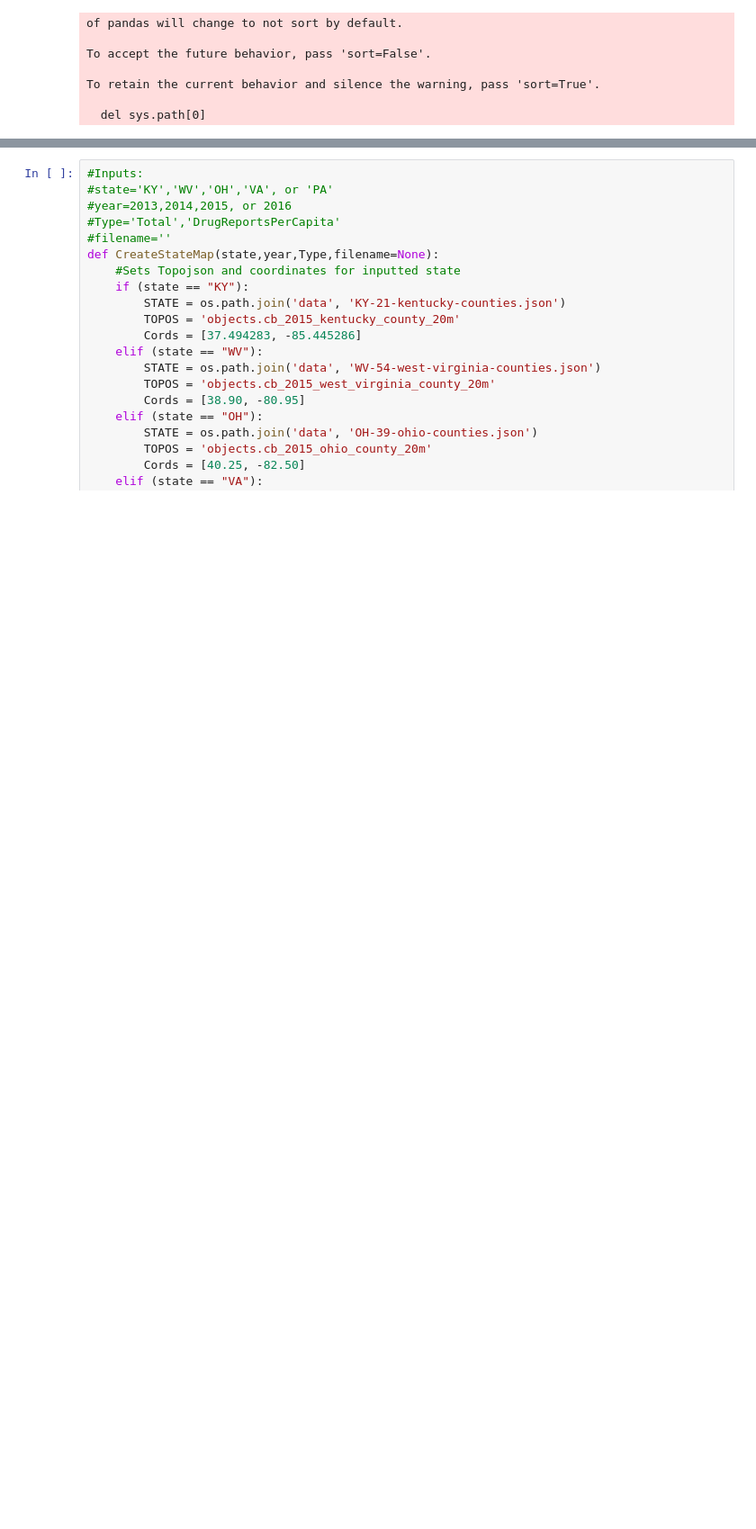
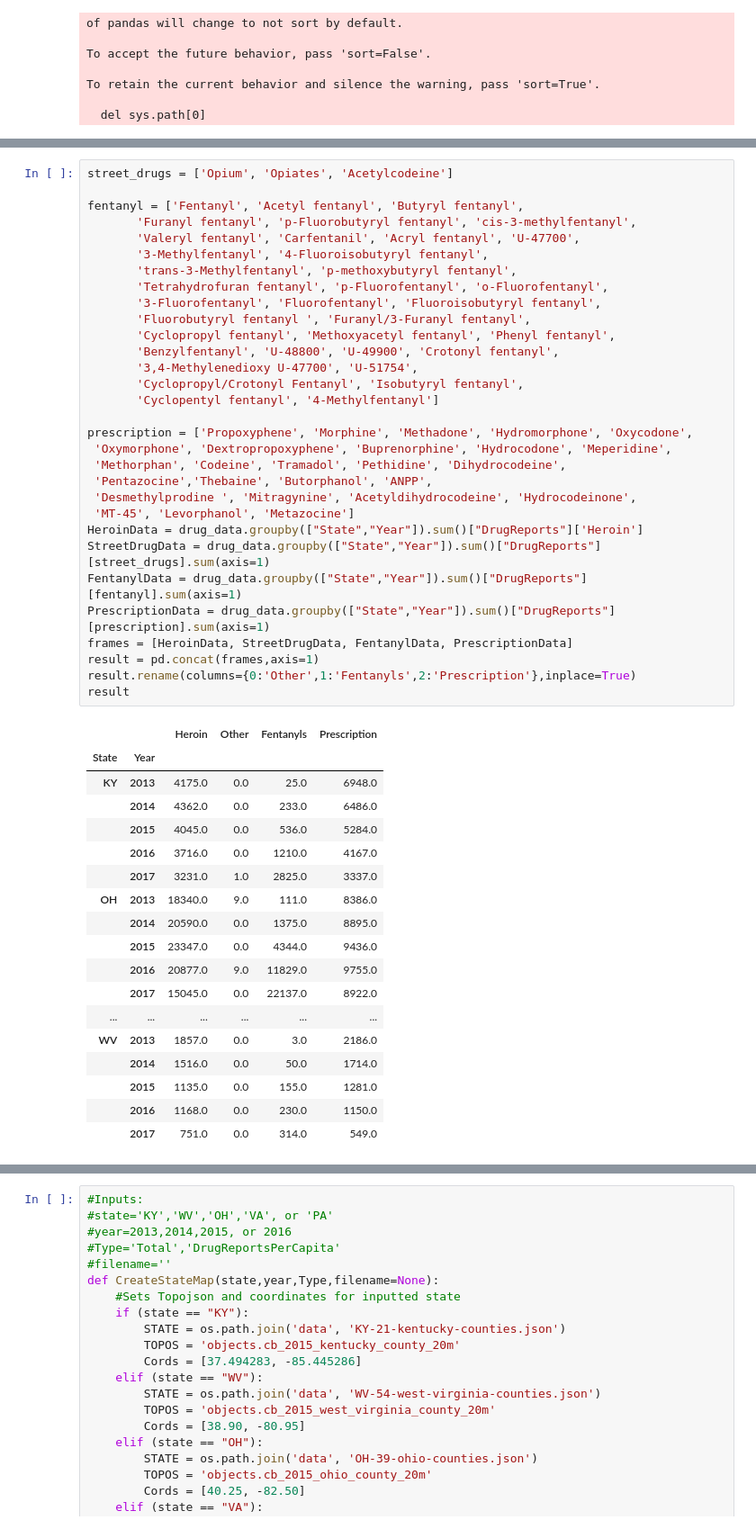
Before and after one commit to nelsonnn/opioids, a Jupyter notebook: Folium.ipynb, the cells around one changed output, grey strips where cells are left out. Shown: that part at 90% size. Saved outputs shown, nothing was run; the diff lists cells and outputs as text; blank space fills up the shorter version.

```diff
--- a/Folium.ipynb
+++ b/Folium.ipynb
@@ -55,0 +76,50 @@ To retain the current behavior and silence the warning, pass 'sort=True'.
+# %%
+street_drugs = ['Opium', 'Opiates', 'Acetylcodeine']
+
+fentanyl = ['Fentanyl', 'Acetyl fentanyl', 'Butyryl fentanyl',
+       'Furanyl fentanyl', 'p-Fluorobutyryl fentanyl', 'cis-3-methylfentanyl',
+       'Valeryl fentanyl', 'Carfentanil', 'Acryl fentanyl', 'U-47700',
+       '3-Methylfentanyl', '4-Fluoroisobutyryl fentanyl',
+       'trans-3-Methylfentanyl', 'p-methoxybutyryl fentanyl',
+       'Tetrahydrofuran fentanyl', 'p-Fluorofentanyl', 'o-Fluorofentanyl',
+       '3-Fluorofentanyl', 'Fluorofentanyl', 'Fluoroisobutyryl fentanyl',
+       'Fluorobutyryl fentanyl ', 'Furanyl/3-Furanyl fentanyl',
+       'Cyclopropyl fentanyl', 'Methoxyacetyl fentanyl', 'Phenyl fentanyl',
+       'Benzylfentanyl', 'U-48800', 'U-49900', 'Crotonyl fentanyl',
+       '3,4-Methylenedioxy U-47700', 'U-51754',
+       'Cyclopropyl/Crotonyl Fentanyl', 'Isobutyryl fentanyl',
+       'Cyclopentyl fentanyl', '4-Methylfentanyl']
+
+prescription = ['Propoxyphene', 'Morphine', 'Methadone', 'Hydromorphone', 'Oxycodone',
+ 'Oxymorphone', 'Dextropropoxyphene', 'Buprenorphine', 'Hydrocodone', 'Meperidine',
+ 'Methorphan', 'Codeine', 'Tramadol', 'Pethidine', 'Dihydrocodeine',
+ 'Pentazocine','Thebaine', 'Butorphanol', 'ANPP',
+ 'Desmethylprodine ', 'Mitragynine', 'Acetyldihydrocodeine', 'Hydrocodeinone',
+ 'MT-45', 'Levorphanol', 'Metazocine']
+HeroinData = drug_data.groupby(["State","Year"]).sum()["DrugReports"]['Heroin']
+StreetDrugData = drug_data.groupby(["State","Year"]).sum()["DrugReports"][street_drugs].sum(axis=1)
+FentanylData = drug_data.groupby(["State","Year"]).sum()["DrugReports"][fentanyl].sum(axis=1)
+PrescriptionData = drug_data.groupby(["State","Year"]).sum()["DrugReports"][prescription].sum(axis=1)
+frames = [HeroinData, StreetDrugData, FentanylData, PrescriptionData]
+result = pd.concat(frames,axis=1)
+result.rename(columns={0:'Other',1:'Fentanyls',2:'Prescription'},inplace=True)
+result
+# %% [output]
+|  |  | Heroin | Other | Fentanyls | Prescription |
+| State | Year |  |  |  |  |
+| KY | 2013 | 4175.0 | 0.0 | 25.0 | 6948.0 |
+|  | 2014 | 4362.0 | 0.0 | 233.0 | 6486.0 |
+|  | 2015 | 4045.0 | 0.0 | 536.0 | 5284.0 |
+|  | 2016 | 3716.0 | 0.0 | 1210.0 | 4167.0 |
+|  | 2017 | 3231.0 | 1.0 | 2825.0 | 3337.0 |
+| OH | 2013 | 18340.0 | 9.0 | 111.0 | 8386.0 |
+|  | 2014 | 20590.0 | 0.0 | 1375.0 | 8895.0 |
+|  | 2015 | 23347.0 | 0.0 | 4344.0 | 9436.0 |
+|  | 2016 | 20877.0 | 9.0 | 11829.0 | 9755.0 |
+|  | 2017 | 15045.0 | 0.0 | 22137.0 | 8922.0 |
+| ... | ... | ... | ... | ... | ... |
+| WV | 2013 | 1857.0 | 0.0 | 3.0 | 2186.0 |
+|  | 2014 | 1516.0 | 0.0 | 50.0 | 1714.0 |
+|  | 2015 | 1135.0 | 0.0 | 155.0 | 1281.0 |
+|  | 2016 | 1168.0 | 0.0 | 230.0 | 1150.0 |
+|  | 2017 | 751.0 | 0.0 | 314.0 | 549.0 |
```
Also changed, not shown: parts of 3 cells of this notebook, 25 other files.
